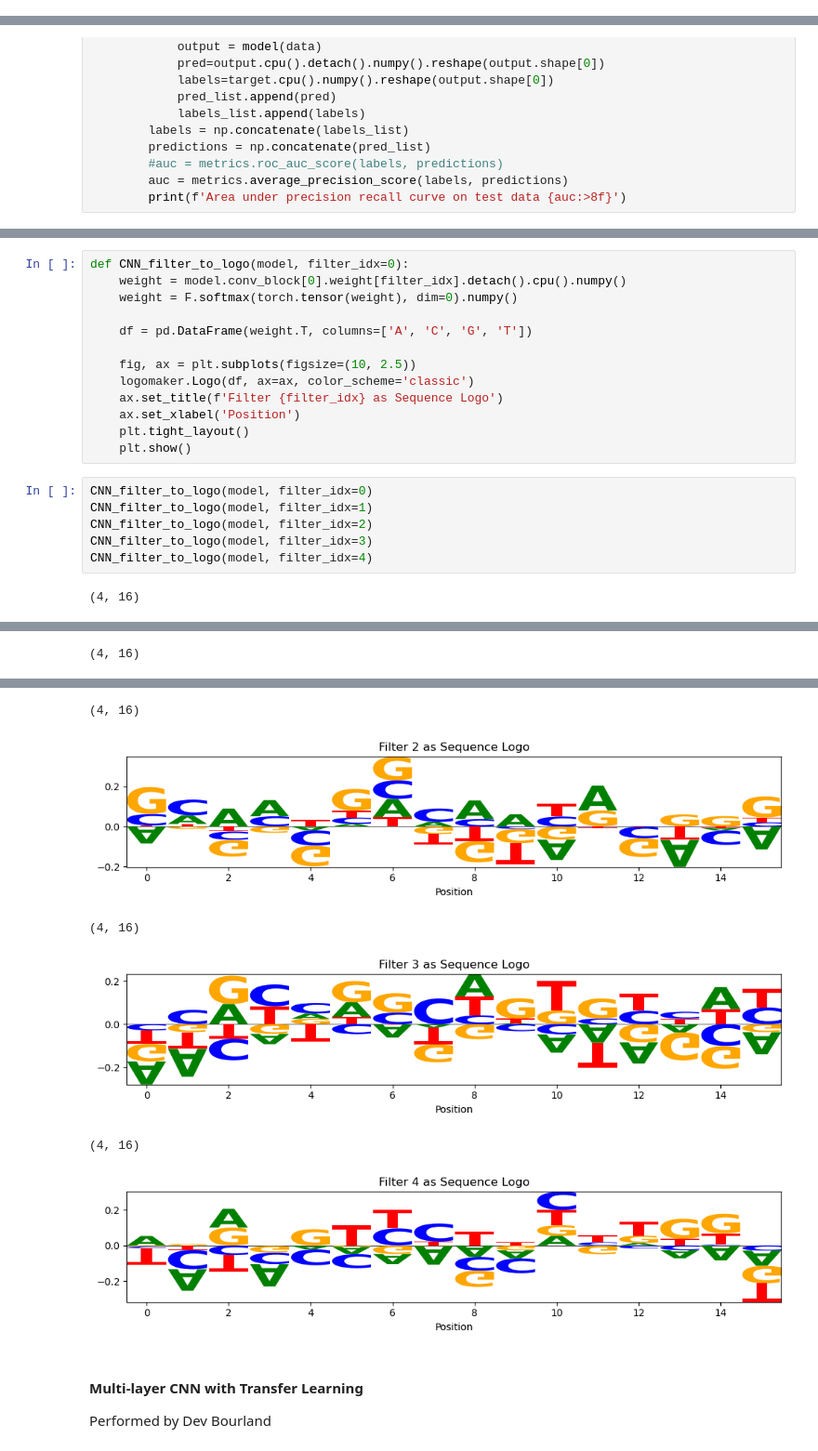
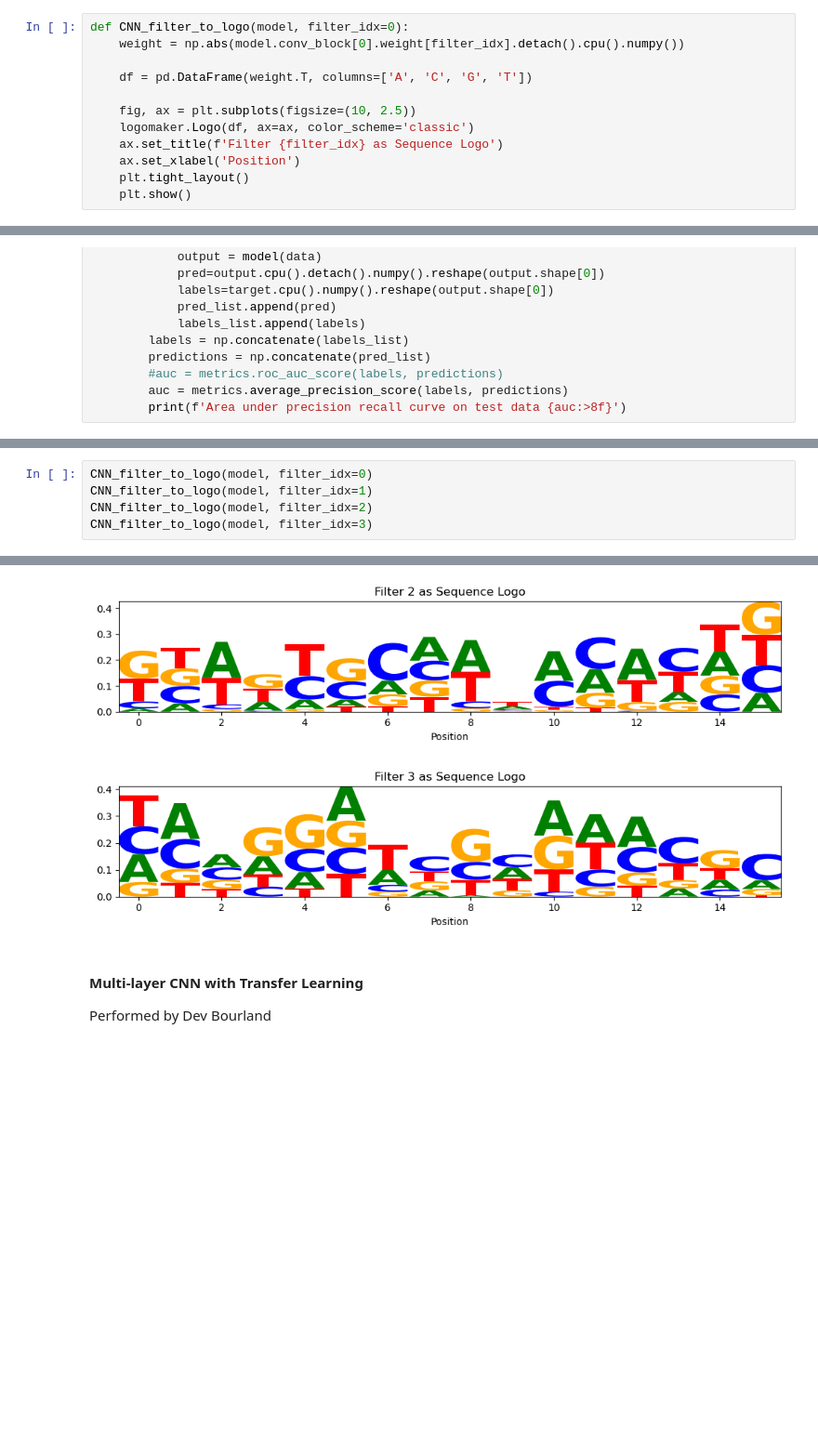
Before and after one commit to mrmang0dev/CS425-Project, a Jupyter notebook: projectmain.ipynb, the cells around one changed output, grey strips where cells are left out. Shown at 93% size. Cells and saved outputs as stored; diff of their text form; blank space fills up the shorter version.

Commit message:
Fresh run of code + added filter logos for all models

```diff
--- a/projectmain.ipynb
+++ b/projectmain.ipynb
@@ -462,0 +464,12 @@ With the newest improvements, I introduced optimizer switching after 10 of the 5
+# %%
+def CNN_filter_to_logo(model, filter_idx=0):
+    weight = np.abs(model.conv_block[0].weight[filter_idx].detach().cpu().numpy())
+
+    df = pd.DataFrame(weight.T, columns=['A', 'C', 'G', 'T'])
+
+    fig, ax = plt.subplots(figsize=(10, 2.5))
+    logomaker.Logo(df, ax=ax, color_scheme='classic')
+    ax.set_title(f'Filter {filter_idx} as Sequence Logo')
+    ax.set_xlabel('Position')
+    plt.tight_layout()
+    plt.show()
@@ -980,21 +1002,6 @@ Area under precision recall curve on test data 0.531431
-# %%
-def CNN_filter_to_logo(model, filter_idx=0):
-    weight = model.conv_block[0].weight[filter_idx].detach().cpu().numpy()
-    weight = F.softmax(torch.tensor(weight), dim=0).numpy()
-
-    df = pd.DataFrame(weight.T, columns=['A', 'C', 'G', 'T'])
-
-    fig, ax = plt.subplots(figsize=(10, 2.5))
-    logomaker.Logo(df, ax=ax, color_scheme='classic')
-    ax.set_title(f'Filter {filter_idx} as Sequence Logo')
-    ax.set_xlabel('Position')
-    plt.tight_layout()
-    plt.show()
 # %%
 CNN_filter_to_logo(model, filter_idx=0)
 CNN_filter_to_logo(model, filter_idx=1)
 CNN_filter_to_logo(model, filter_idx=2)
 CNN_filter_to_logo(model, filter_idx=3)
-CNN_filter_to_logo(model, filter_idx=4)
 # %% [output]
-(4, 16)
@@ -1002 +1008,0 @@ CNN_filter_to_logo(model, filter_idx=4)
-(4, 16)
@@ -1004,9 +1010,5 @@ CNN_filter_to_logo(model, filter_idx=4)
-(4, 16)
-[figure, old version]
+[figure, new version]
-(4, 16)
-[figure, old version]
+[figure, new version]
-(4, 16)
-[figure, removed]
 # %% [markdown]
 #### Multi-layer CNN with Transfer Learning ####
 Performed by Dev Bourland
```
Also changed, not shown: parts of 15 cells of this notebook, 5 other files.
